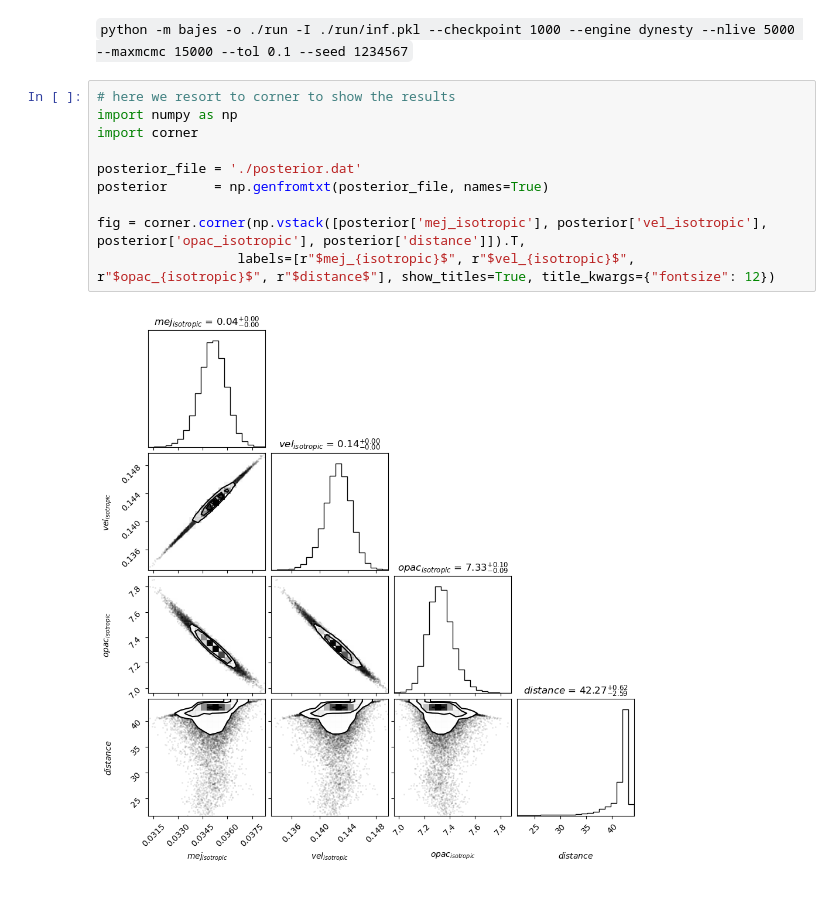
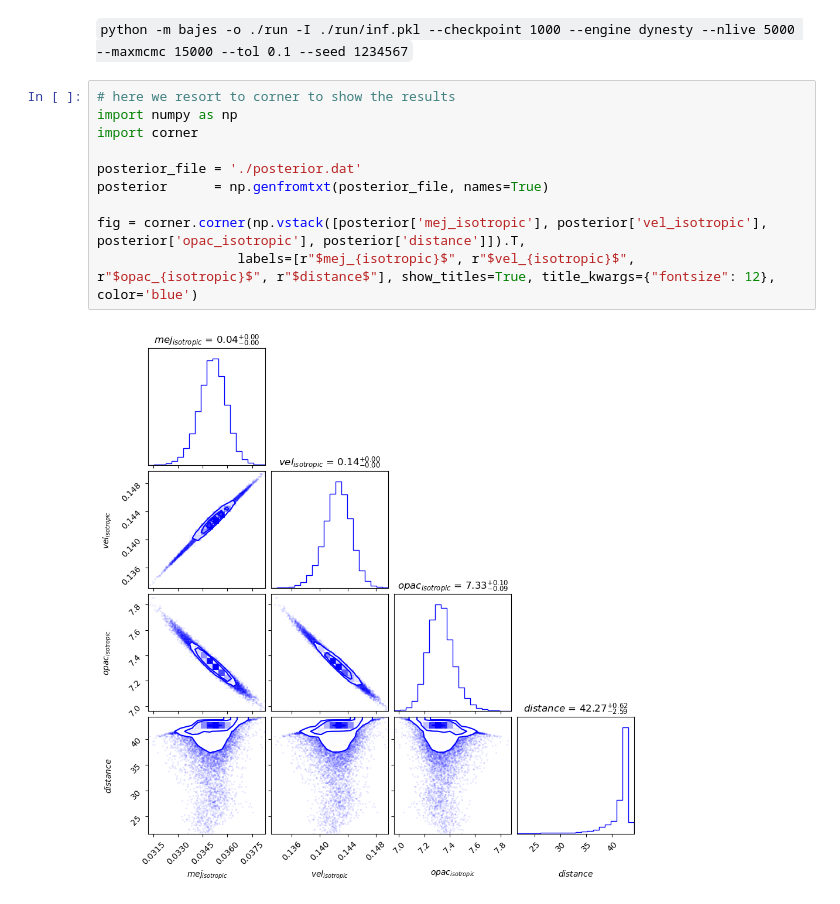
Before and after one commit to huezgiulia/bajes, a Jupyter notebook: docs/example_injectionXkn_recoveryBajes_GrossmanModel/recoveryBajes.ipynb, the cells around one changed output. Drawn from its saved outputs; the diff is of its cells as text.

```diff
--- a/docs/example_injectionXkn_recoveryBajes_GrossmanModel/recoveryBajes.ipynb
+++ b/docs/example_injectionXkn_recoveryBajes_GrossmanModel/recoveryBajes.ipynb
@@ -15,12 +37,12 @@ Inference command:
 # %%
 # here we resort to corner to show the results
 import numpy as np
 import corner
 
 posterior_file = './posterior.dat'
 posterior      = np.genfromtxt(posterior_file, names=True)
 
 fig = corner.corner(np.vstack([posterior['mej_isotropic'], posterior['vel_isotropic'], posterior['opac_isotropic'], posterior['distance']]).T,
-                  labels=[r"$mej_{isotropic}$", r"$vel_{isotropic}$", r"$opac_{isotropic}$", r"$distance$"], show_titles=True, title_kwargs={"fontsize": 12})
+                  labels=[r"$mej_{isotropic}$", r"$vel_{isotropic}$", r"$opac_{isotropic}$", r"$distance$"], show_titles=True, title_kwargs={"fontsize": 12}, color='blue')
 # %% [output]
-[figure, old version]
+[figure, new version]
```
Also changed, not shown: parts of 5 cells of this notebook, 1 other file.
